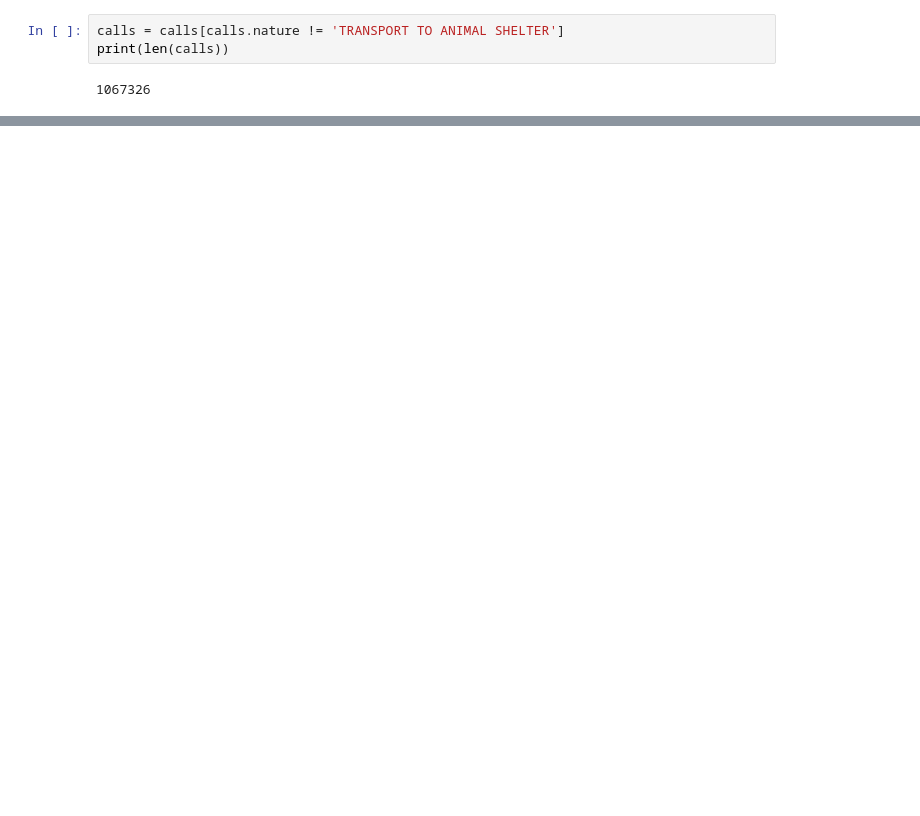
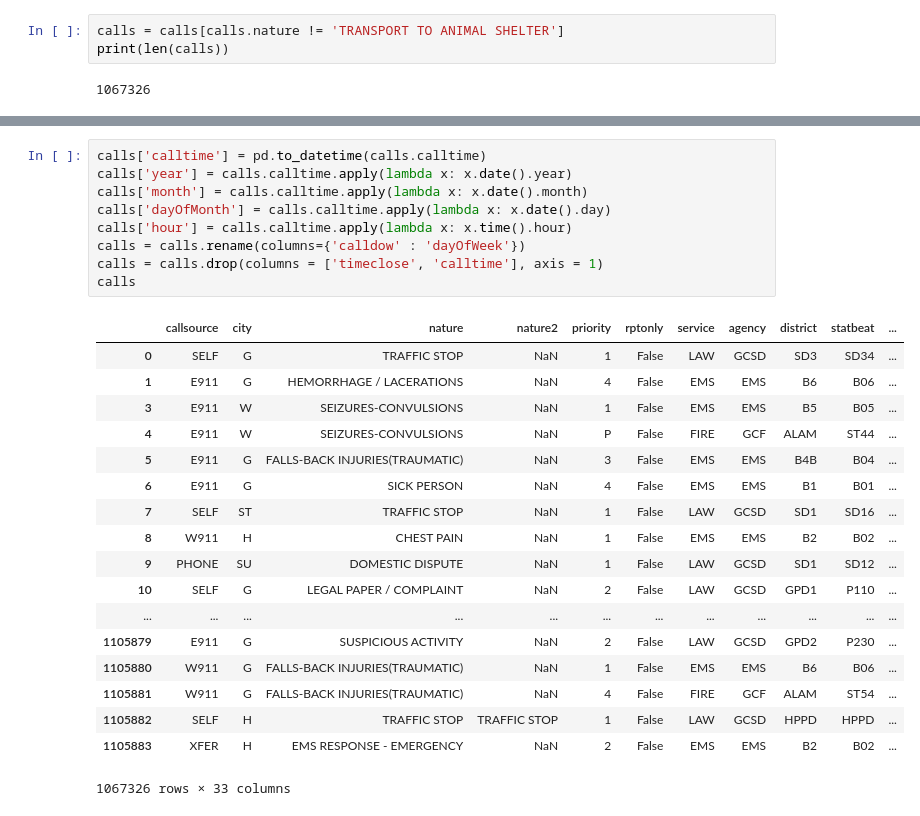
Before and after one commit to UNCG-CSE/Guilford_EMS, a Jupyter notebook: src/clean_and_manipulate_data.ipynb, the cells around one changed output, grey strips where cells are left out. Saved outputs shown, nothing was run; the diff lists cells and outputs as text; blank space fills up the shorter version.

Commit message:
Data cleaning - Split calltime field

```diff
--- a/src/clean_and_manipulate_data.ipynb
+++ b/src/clean_and_manipulate_data.ipynb
@@ -30,0 +39,28 @@ print(len(calls))
+# %%
+calls['calltime'] = pd.to_datetime(calls.calltime)
+calls['year'] = calls.calltime.apply(lambda x: x.date().year)
+calls['month'] = calls.calltime.apply(lambda x: x.date().month)
+calls['dayOfMonth'] = calls.calltime.apply(lambda x: x.date().day)
+calls['hour'] = calls.calltime.apply(lambda x: x.time().hour)
+calls = calls.rename(columns={'calldow' : 'dayOfWeek'})
+calls = calls.drop(columns = ['timeclose', 'calltime'], axis = 1)
+calls
+# %% [output]
+|  | callsource | city | nature | nature2 | priority | rptonly | service | agency | district | statbeat | ... |
+| 0 | SELF | G | TRAFFIC STOP | NaN | 1 | False | LAW | GCSD | SD3 | SD34 | ... |
+| 1 | E911 | G | HEMORRHAGE / LACERATIONS | NaN | 4 | False | EMS | EMS | B6 | B06 | ... |
+| 3 | E911 | W | SEIZURES-CONVULSIONS | NaN | 1 | False | EMS | EMS | B5 | B05 | ... |
+| 4 | E911 | W | SEIZURES-CONVULSIONS | NaN | P | False | FIRE | GCF | ALAM | ST44 | ... |
+| 5 | E911 | G | FALLS-BACK INJURIES(TRAUMATIC) | NaN | 3 | False | EMS | EMS | B4B | B04 | ... |
+| 6 | E911 | G | SICK PERSON | NaN | 4 | False | EMS | EMS | B1 | B01 | ... |
+| 7 | SELF | ST | TRAFFIC STOP | NaN | 1 | False | LAW | GCSD | SD1 | SD16 | ... |
+| 8 | W911 | H | CHEST PAIN | NaN | 1 | False | EMS | EMS | B2 | B02 | ... |
+| 9 | PHONE | SU | DOMESTIC DISPUTE | NaN | 1 | False | LAW | GCSD | SD1 | SD12 | ... |
+| 10 | SELF | G | LEGAL PAPER / COMPLAINT | NaN | 2 | False | LAW | GCSD | GPD1 | P110 | ... |
+| ... | ... | ... | ... | ... | ... | ... | ... | ... | ... | ... | ... |
+| 1105879 | E911 | G | SUSPICIOUS ACTIVITY | NaN | 2 | False | LAW | GCSD | GPD2 | P230 | ... |
+| 1105880 | W911 | G | FALLS-BACK INJURIES(TRAUMATIC) | NaN | 1 | False | EMS | EMS | B6 | B06 | ... |
+| 1105881 | W911 | G | FALLS-BACK INJURIES(TRAUMATIC) | NaN | 4 | False | FIRE | GCF | ALAM | ST54 | ... |
+| 1105882 | SELF | H | TRAFFIC STOP | TRAFFIC STOP | 1 | False | LAW | GCSD | HPPD | HPPD | ... |
+| 1105883 | XFER | H | EMS RESPONSE - EMERGENCY | NaN | 2 | False | EMS | EMS | B2 | B02 | ... |
+1067326 rows × 33 columns
```
Also changed, not shown: parts of 3 cells of this notebook, 1 other file.
